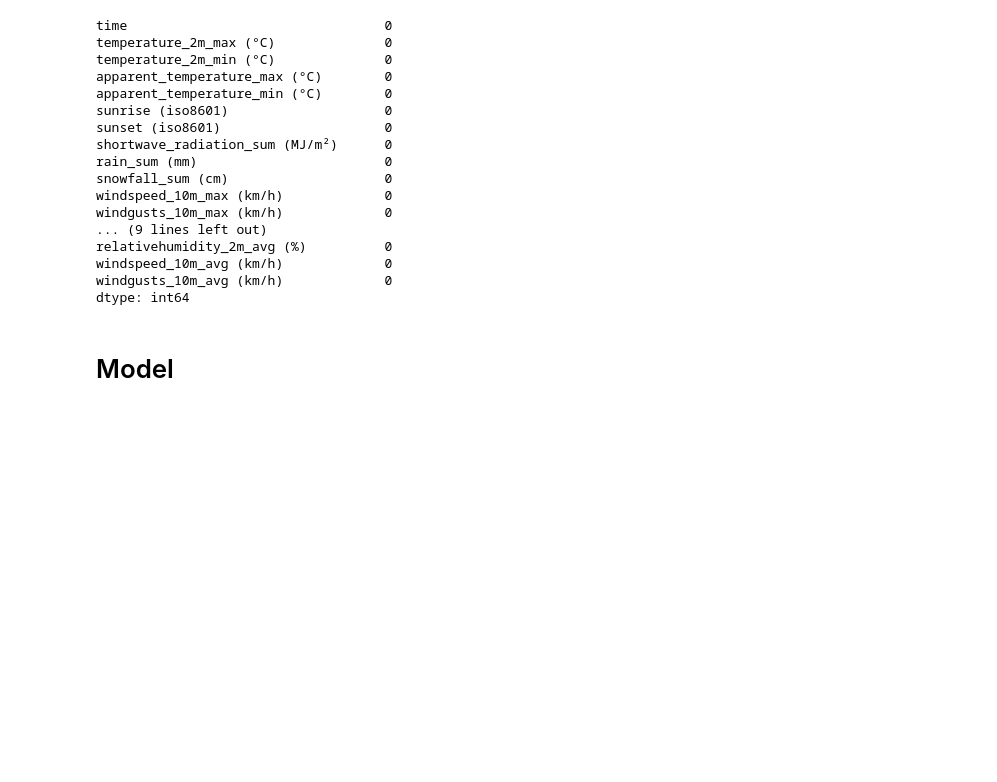
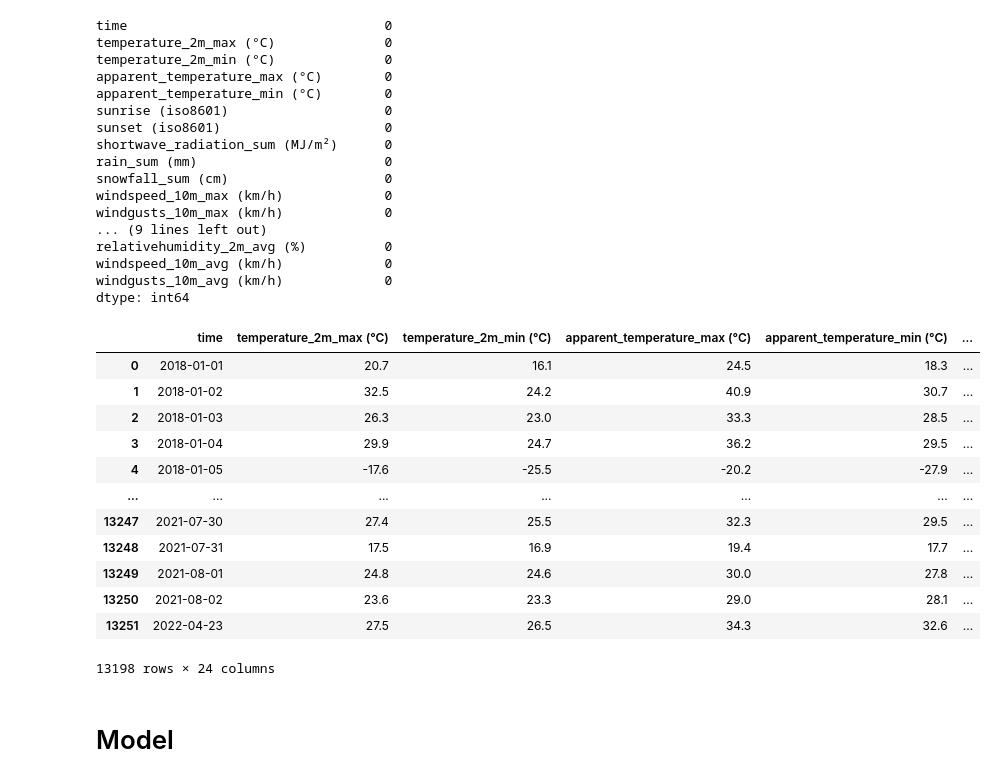
Before and after one commit to FelixFern/Arkavidia-2023-ODE, a Jupyter notebook: Arkavidia.ipynb, the cells around one changed output. Cells and saved outputs as stored; diff of their text form; code cells hidden in the pictures; blank space fills up the shorter version.

```diff
--- a/Arkavidia.ipynb
+++ b/Arkavidia.ipynb
@@ -208,7 +223,7 @@ train_data['relativehumidity_2m_avg (%)'] = train_h_avg_data['relativehumidity_2
 train_data['windspeed_10m_avg (km/h)'] = train_h_avg_data['windspeed_10m (km/h)']
 train_data['windgusts_10m_avg (km/h)'] = train_h_avg_data['windgusts_10m (km/h)']
 train_data['snowfall_sum (cm)'] = train_h_sum_data['snowfall (cm)']
-# train_data['shortwave_radiation_sum (MJ/m²)'] = train_h_sum_data['shortwave_radiation (W/m²)'] * 0.0036
+train_data['shortwave_radiation_sum (MJ/m²)'] = train_h_sum_data['shortwave_radiation (W/m²)'] * 0.0036
 # train_data['winddirection_10m_dominant (°)'] = train_h_mode_data['winddirection_10m (°)']
 # %%
 train_data = train_data.dropna(subset=['rain_sum (mm)'])
@@ -232,5 +247,21 @@ relativehumidity_2m_avg (%)          0
 windspeed_10m_avg (km/h)             0
 windgusts_10m_avg (km/h)             0
 dtype: int64
+# %%
+train_data
+# %% [output]
+|  | time | temperature_2m_max (°C) | temperature_2m_min (°C) | apparent_temperature_max (°C) | apparent_temperature_min (°C) | ... |
+| 0 | 2018-01-01 | 20.7 | 16.1 | 24.5 | 18.3 | ... |
+| 1 | 2018-01-02 | 32.5 | 24.2 | 40.9 | 30.7 | ... |
+| 2 | 2018-01-03 | 26.3 | 23.0 | 33.3 | 28.5 | ... |
+| 3 | 2018-01-04 | 29.9 | 24.7 | 36.2 | 29.5 | ... |
+| 4 | 2018-01-05 | -17.6 | -25.5 | -20.2 | -27.9 | ... |
+| ... | ... | ... | ... | ... | ... | ... |
+| 13247 | 2021-07-30 | 27.4 | 25.5 | 32.3 | 29.5 | ... |
+| 13248 | 2021-07-31 | 17.5 | 16.9 | 19.4 | 17.7 | ... |
+| 13249 | 2021-08-01 | 24.8 | 24.6 | 30.0 | 27.8 | ... |
+| 13250 | 2021-08-02 | 23.6 | 23.3 | 29.0 | 28.1 | ... |
+| 13251 | 2022-04-23 | 27.5 | 26.5 | 34.3 | 32.6 | ... |
+13198 rows × 24 columns
 # %% [markdown]
 # Model
```
Also changed, not shown: parts of 5 cells of this notebook.
